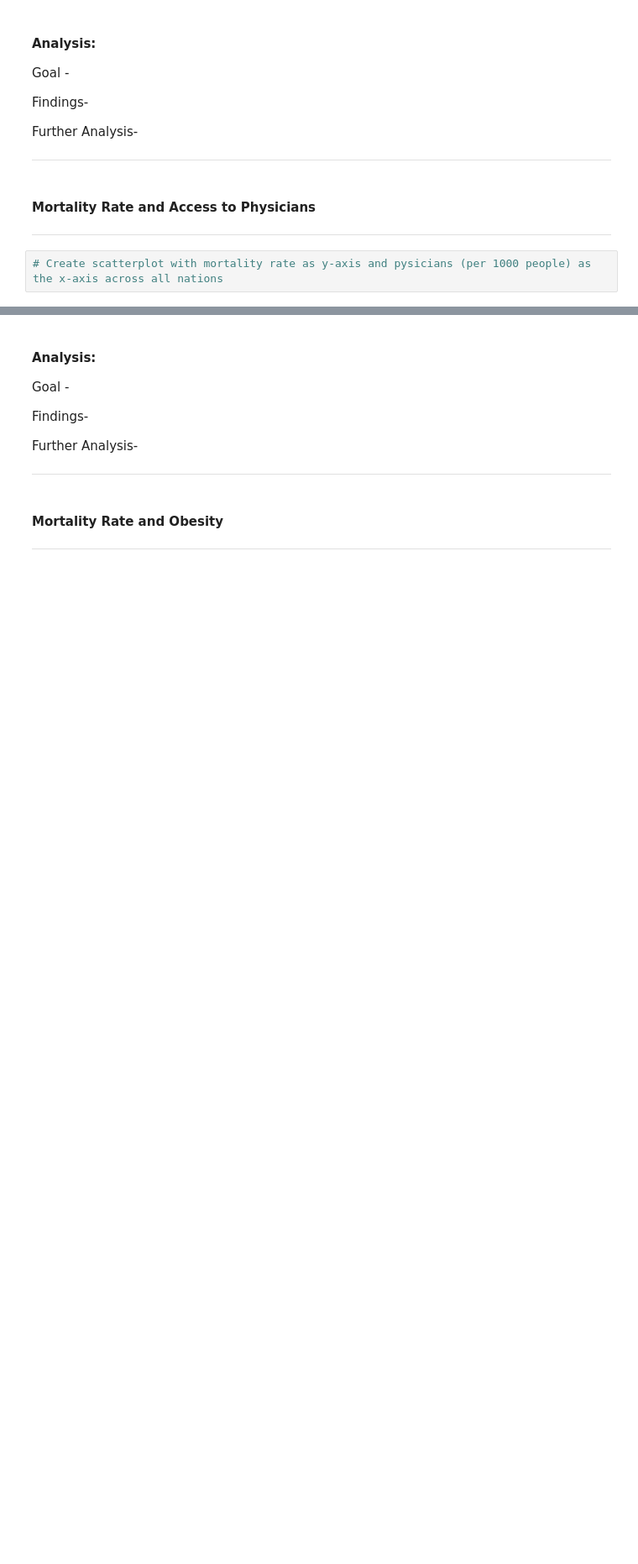
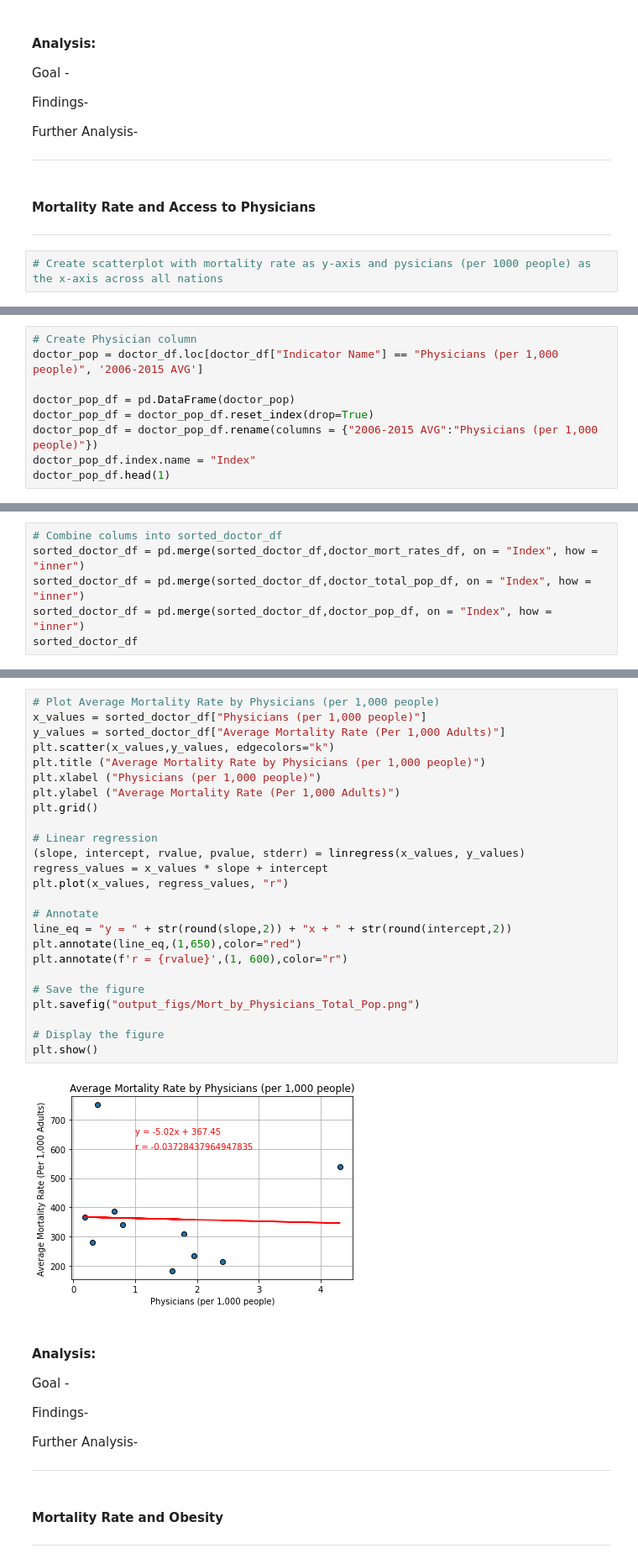
Before and after one commit to ralphy32/project_1, a Jupyter notebook: project1.ipynb, the cells around one changed output, grey strips where cells are left out. Shown at 84% size. Cells and saved outputs as stored; diff of their text form; blank space fills up the shorter version.

Commit message:
Physicians

```diff
--- a/project1.ipynb
+++ b/project1.ipynb
@@ -443,0 +492,9 @@ Further Analysis-
+# %%
+# Create Physician column
+doctor_pop = doctor_df.loc[doctor_df["Indicator Name"] == "Physicians (per 1,000 people)", '2006-2015 AVG']
+
+doctor_pop_df = pd.DataFrame(doctor_pop)
+doctor_pop_df = doctor_pop_df.reset_index(drop=True)
+doctor_pop_df = doctor_pop_df.rename(columns = {"2006-2015 AVG":"Physicians (per 1,000 people)"})
+doctor_pop_df.index.name = "Index"
+doctor_pop_df.head(1)
@@ -443,0 +505,6 @@ Further Analysis-
+# %%
+# Combine colums into sorted_doctor_df
+sorted_doctor_df = pd.merge(sorted_doctor_df,doctor_mort_rates_df, on = "Index", how = "inner")
+sorted_doctor_df = pd.merge(sorted_doctor_df,doctor_total_pop_df, on = "Index", how = "inner")
+sorted_doctor_df = pd.merge(sorted_doctor_df,doctor_pop_df, on = "Index", how = "inner")
+sorted_doctor_df
@@ -444,3 +524,30 @@ Further Analysis-
+# %%
+# Plot Average Mortality Rate by Physicians (per 1,000 people)
+x_values = sorted_doctor_df["Physicians (per 1,000 people)"]
+y_values = sorted_doctor_df["Average Mortality Rate (Per 1,000 Adults)"]
+plt.scatter(x_values,y_values, edgecolors="k")
+plt.title ("Average Mortality Rate by Physicians (per 1,000 people)")
+plt.xlabel ("Physicians (per 1,000 people)")
+plt.ylabel ("Average Mortality Rate (Per 1,000 Adults)")
+plt.grid()
+
+# Linear regression
+(slope, intercept, rvalue, pvalue, stderr) = linregress(x_values, y_values)
+regress_values = x_values * slope + intercept
+plt.plot(x_values, regress_values, "r")
+
+# Annotate
+line_eq = "y = " + str(round(slope,2)) + "x + " + str(round(intercept,2))
+plt.annotate(line_eq,(1,650),color="red")
+plt.annotate(f'r = {rvalue}',(1, 600),color="r")
+
+# Save the figure
+plt.savefig("output_figs/Mort_by_Physicians_Total_Pop.png")
+
+# Display the figure
+plt.show()
+# %% [output]
+[figure, added]
 # %% [markdown]
 #### Analysis:
 
```
Also changed, not shown: parts of 6 cells of this notebook, 3 other files.
